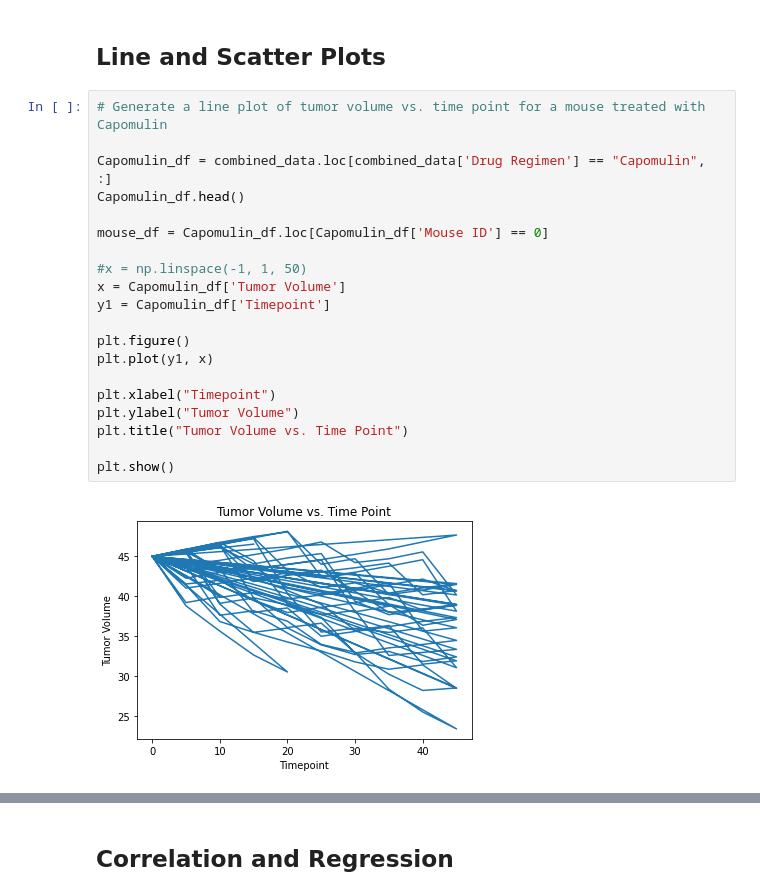
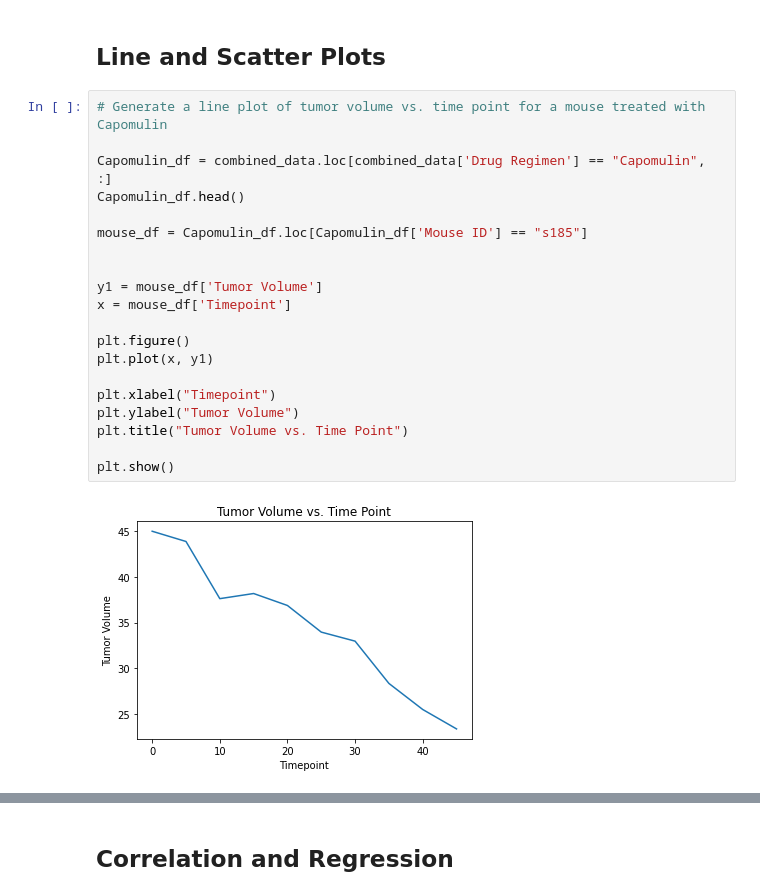
Before and after one commit to ese12880/Matplotlib-challenge, a Jupyter notebook: analysis/pymaceuticals_starter.ipynb, the cells around one changed output, grey strips where cells are left out. Drawn from its saved outputs; the diff is of its cells as text.

```diff
--- a/analysis/pymaceuticals_starter.ipynb
+++ b/analysis/pymaceuticals_starter.ipynb
@@ -321,25 +321,25 @@ plt.show()
 # %%
 # Generate a line plot of tumor volume vs. time point for a mouse treated with Capomulin
 
 Capomulin_df = combined_data.loc[combined_data['Drug Regimen'] == "Capomulin", :]
 Capomulin_df.head()
 
-mouse_df = Capomulin_df.loc[Capomulin_df['Mouse ID'] == 0]
+mouse_df = Capomulin_df.loc[Capomulin_df['Mouse ID'] == "s185"]
 
-#x = np.linspace(-1, 1, 50)
-x = Capomulin_df['Tumor Volume']
-y1 = Capomulin_df['Timepoint']
+
+y1 = mouse_df['Tumor Volume']
+x = mouse_df['Timepoint']
 
 plt.figure()
-plt.plot(y1, x)
+plt.plot(x, y1)
 
 plt.xlabel("Timepoint")
 plt.ylabel("Tumor Volume")
 plt.title("Tumor Volume vs. Time Point")
 
 plt.show()
 # %% [output]
-[figure, old version]
+[figure, new version]
 # %%
 # Generate a scatter plot of average tumor volume vs. mouse weight for the Capomulin regimen
 
```
Also changed, not shown: parts of 2 cells of this notebook.
